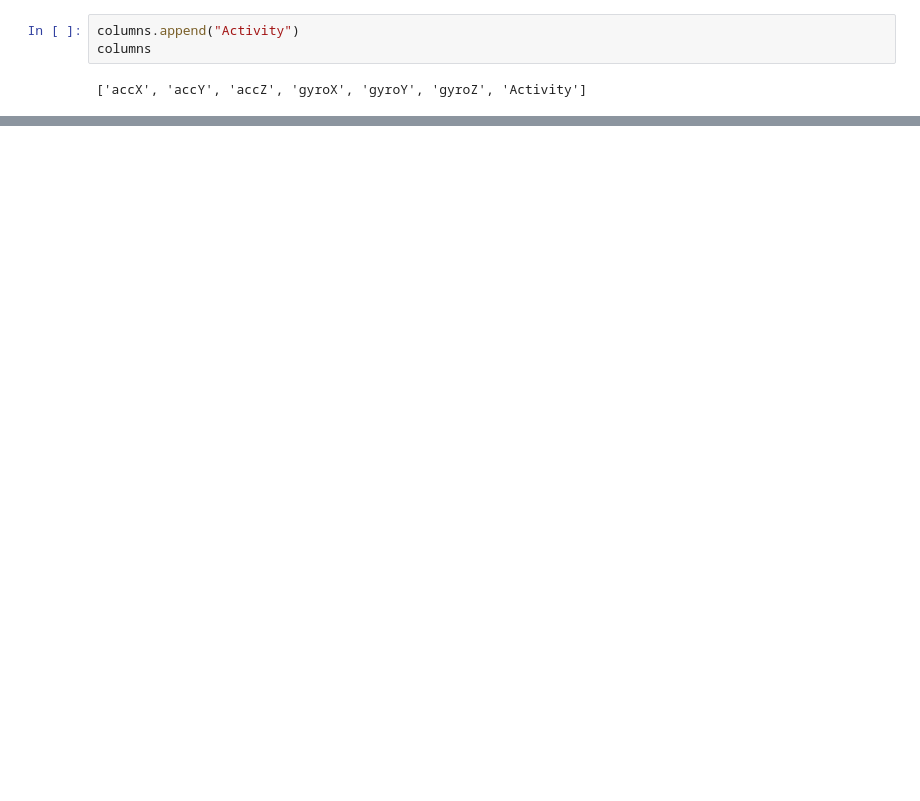
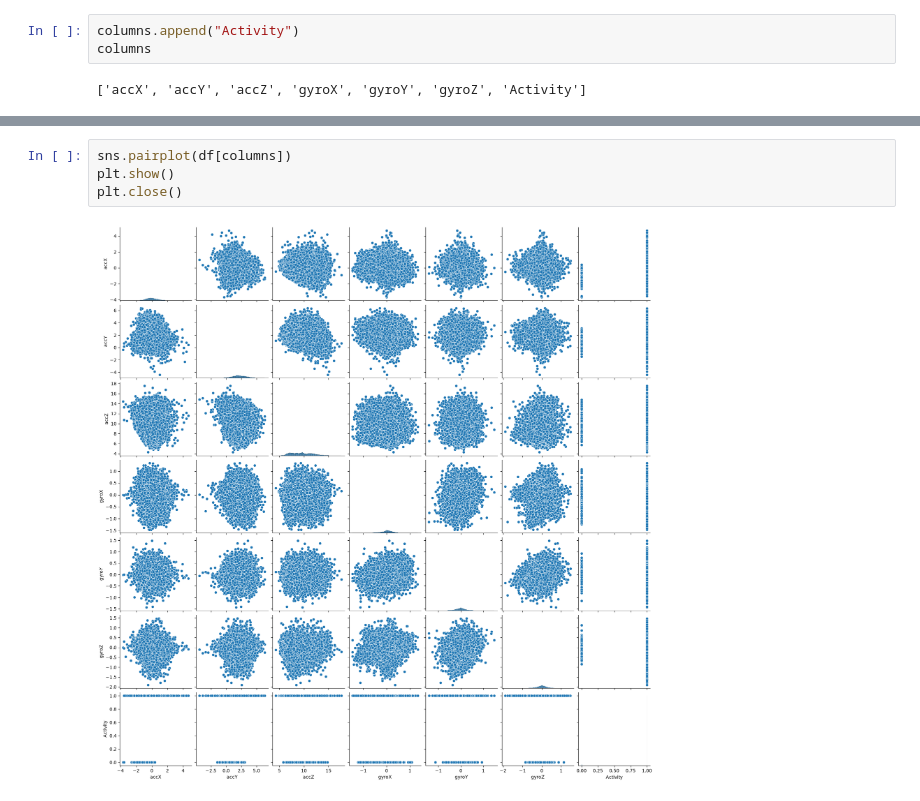
Before and after one commit to prasadPattuvamVeedu/Human-Activity-Recognition-Using-Mobile-Sensor-Data-, a Jupyter notebook: har.ipynb, the cells around one changed output, grey strips where cells are left out. Cells and saved outputs as stored; diff of their text form; blank space fills up the shorter version.

```diff
--- a/har.ipynb
+++ b/har.ipynb
@@ -325,0 +374,6 @@ for i, col in enumerate(columns):
+# %%
+sns.pairplot(df[columns])
+plt.show()
+plt.close()
+# %% [output]
+[figure, added]
```
Also changed, not shown: parts of 97 cells of this notebook.
